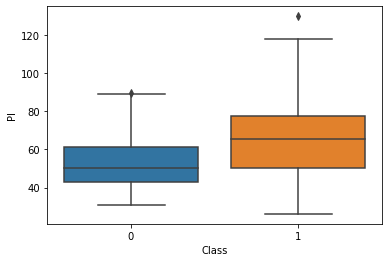
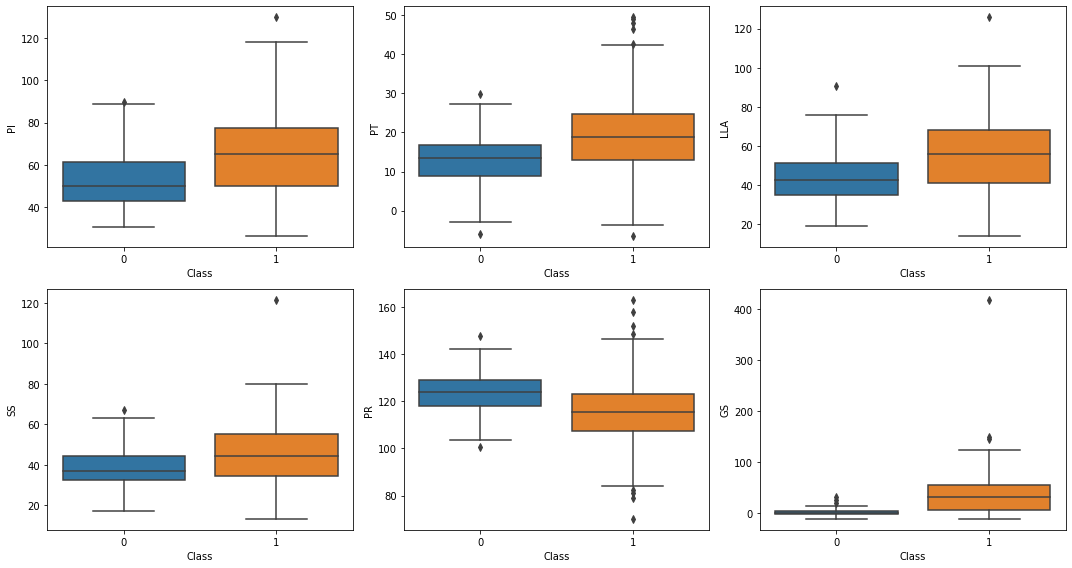
The notebook cell's code change between the first figure and the second:
--- before
+++ after
@@ -1,17 +1,12 @@
-sns.boxplot(data=df, x="Class", y="PI")
+fig, axes = plt.subplots(2, 3, figsize=(15, 8))
+
+sns.boxplot(data=df, x="Class", y="PI",  ax=axes[0, 0])
+sns.boxplot(data=df, x="Class", y="PT",  ax=axes[0, 1])
+sns.boxplot(data=df, x="Class", y="LLA", ax=axes[0, 2])
+
+sns.boxplot(data=df, x="Class", y="SS",  ax=axes[1, 0])
+sns.boxplot(data=df, x="Class", y="PR",  ax=axes[1, 1])
+sns.boxplot(data=df, x="Class", y="GS",  ax=axes[1, 2])
+
+plt.tight_layout()
 plt.show()
-
-sns.boxplot(data=df, x="Class", y="PT")
-plt.show()
-
-sns.boxplot(data=df, x="Class", y="LLA")
-plt.show()
-
-sns.boxplot(data=df, x="Class", y="SS")
-plt.show()
-
-sns.boxplot(data=df, x="Class", y="PR")
-plt.show()
-
-sns.boxplot(data=df, x="Class", y="GS")
-plt.show()

Commit: Finish HW1-3